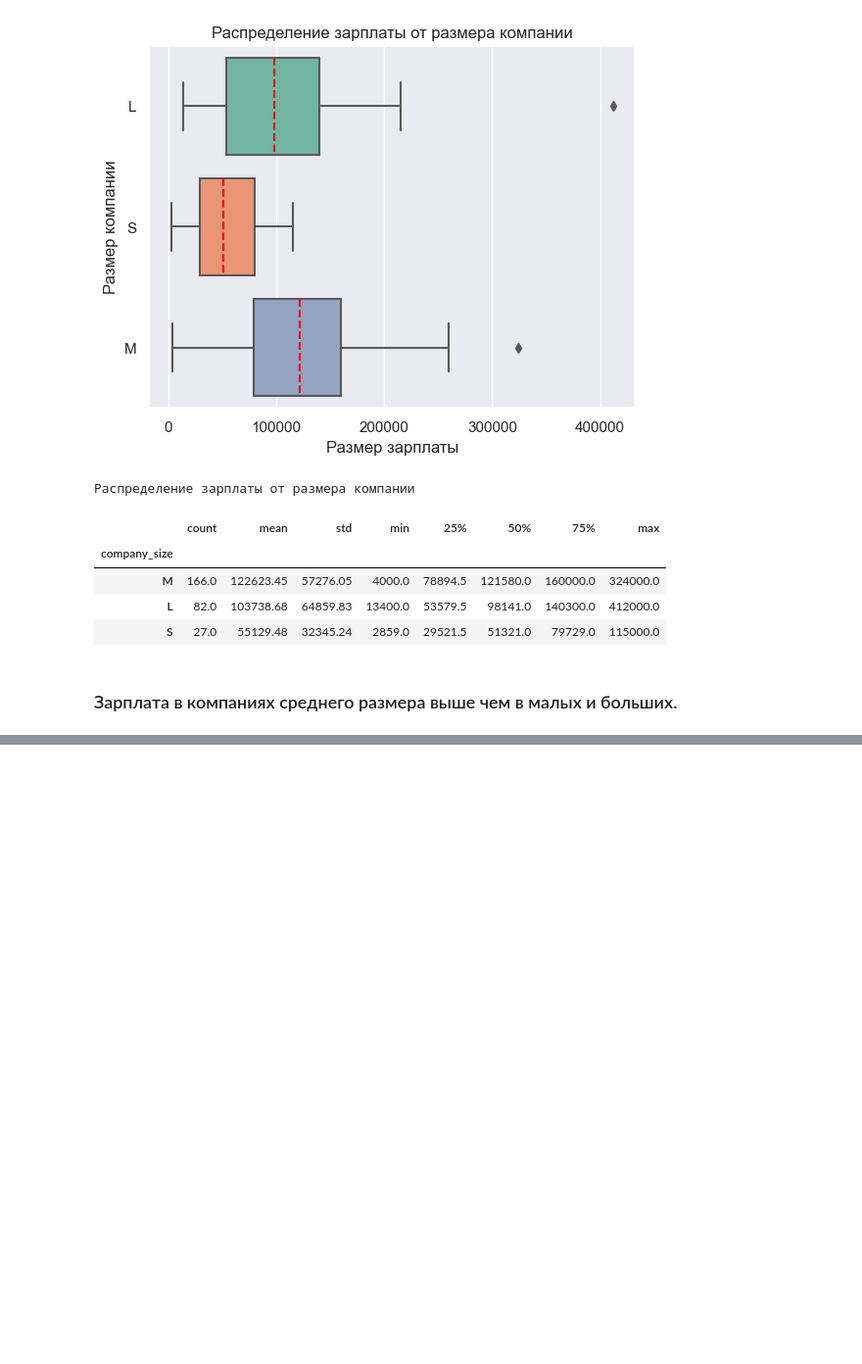
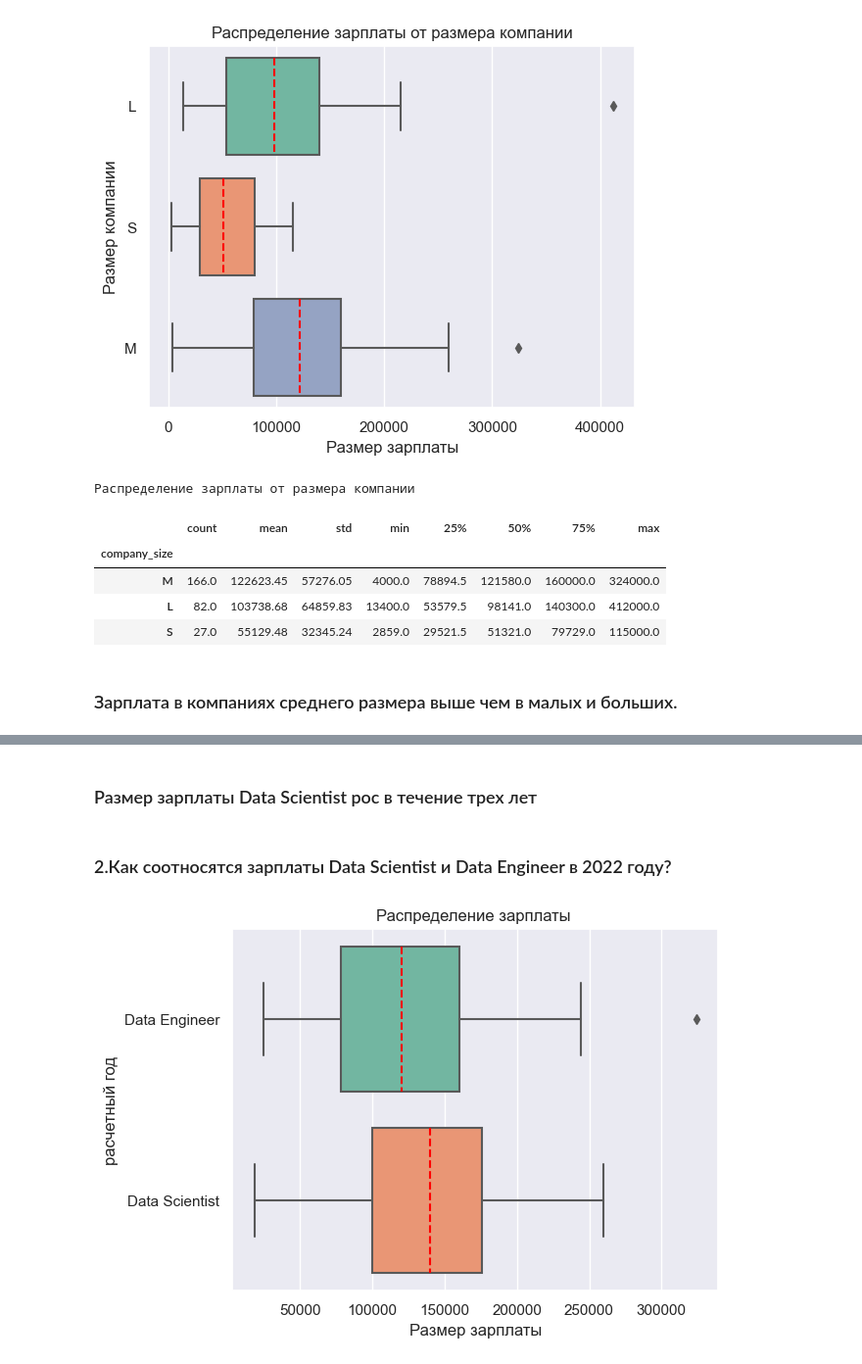
Before and after one commit to vzml/data_science, a Jupyter notebook: new/Task_EDA_vale.ipynb, the cells around one changed output, grey strips where cells are left out. Shown at 98% size. Drawn from its saved outputs; the diff is of its cells as text; code cells hidden in the pictures; blank space fills up the shorter version.

```diff
--- a/new/Task_EDA_vale.ipynb
+++ b/new/Task_EDA_vale.ipynb
@@ -290,0 +301,12 @@ data_agg.sort_values(by='mean', ascending=False)
+# %% [markdown]
+### Размер зарплаты Data Scientist рос в течение трех лет
+# %% [markdown]
+### 2.Как соотносятся зарплаты Data Scientist и Data Engineer в 2022 году?
+# %%
+data_clear2 = data_clear[(data_clear['work_year'] == 2022)]
+ax = sns.boxplot(data_clear2, x='salary_in_usd', y='job_title', orient='h', medianprops={"color": "red", "linestyle": '--'})
+ax.set(xlabel='Размер зарплаты', ylabel='расчетный год')
+plt.title('Распределение зарплаты ')
+plt.show()
+# %% [output]
+[figure, added]
```
Also changed, not shown: parts of 26 cells of this notebook.
